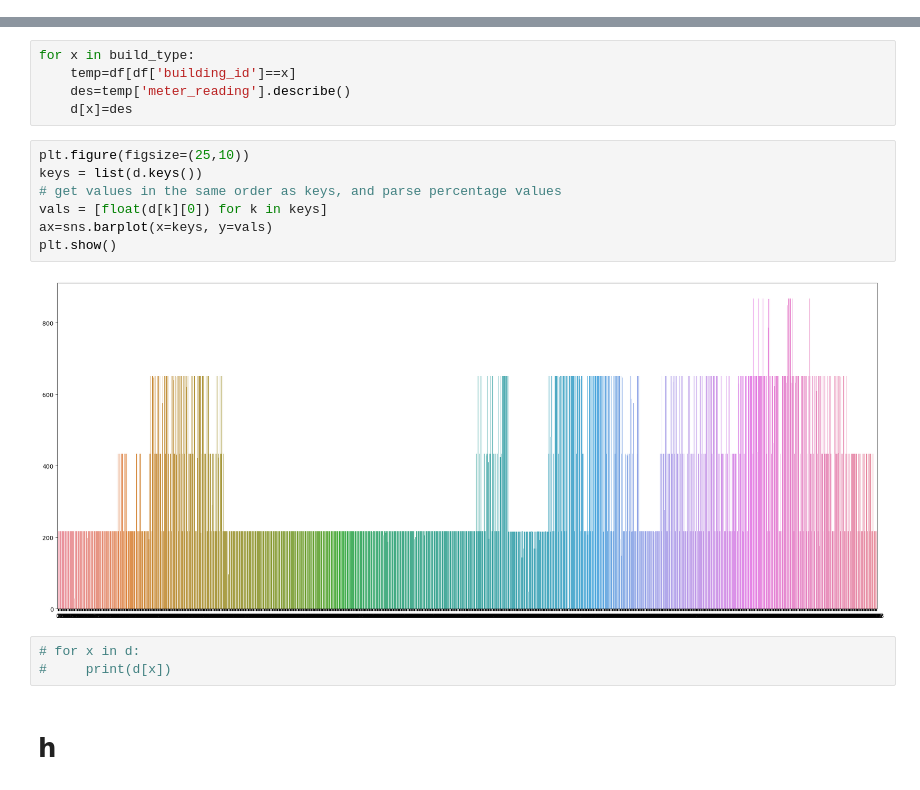
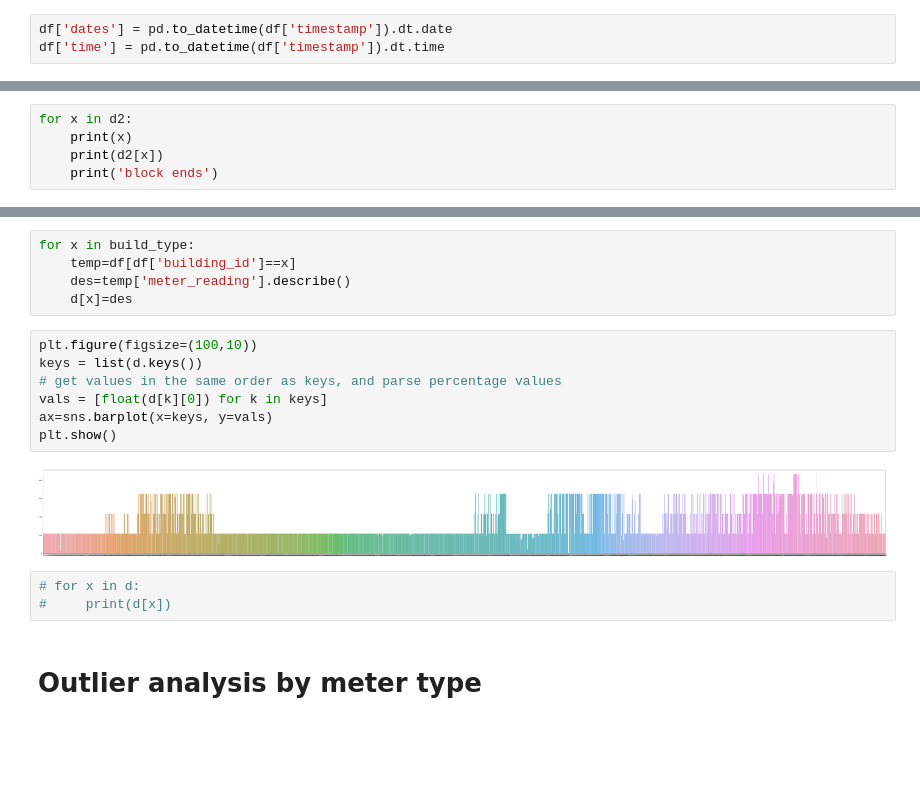
Before and after one commit to ariso-sac/Sep-2022-NoteBooks, a Jupyter notebook: Untitled.ipynb, the cells around one changed output, grey strips where cells are left out. Saved outputs shown, nothing was run; the diff lists cells and outputs as text; blank space fills up the shorter version.

```diff
--- a/Untitled.ipynb
+++ b/Untitled.ipynb
@@ -12,3 +14,6 @@ df=pd.read_csv('data.csv')
+# %%
+df['dates'] = pd.to_datetime(df['timestamp']).dt.date
+df['time'] = pd.to_datetime(df['timestamp']).dt.time
 # %%
 df.tail()
 # %% [output]
@@ -72,0 +82,5 @@ for x in meter_type:
+# %%
+for x in d2:
+    print(x)
+    print(d2[x])
+    print('block ends')
@@ -124,16 +158,16 @@ for x in build_type:
     des=temp['meter_reading'].describe()
     d[x]=des
 # %%
-plt.figure(figsize=(25,10))
+plt.figure(figsize=(100,10))
 keys = list(d.keys())
 # get values in the same order as keys, and parse percentage values
 vals = [float(d[k][0]) for k in keys]
 ax=sns.barplot(x=keys, y=vals)
 plt.show()
 # %% [output]
-[figure, old version]
+[figure, new version]
 # %%
 # for x in d:
 #     print(d[x])
 # %% [markdown]
-# h
+# Outlier analysis by meter type
```
Also changed, not shown: parts of 21 cells of this notebook.
